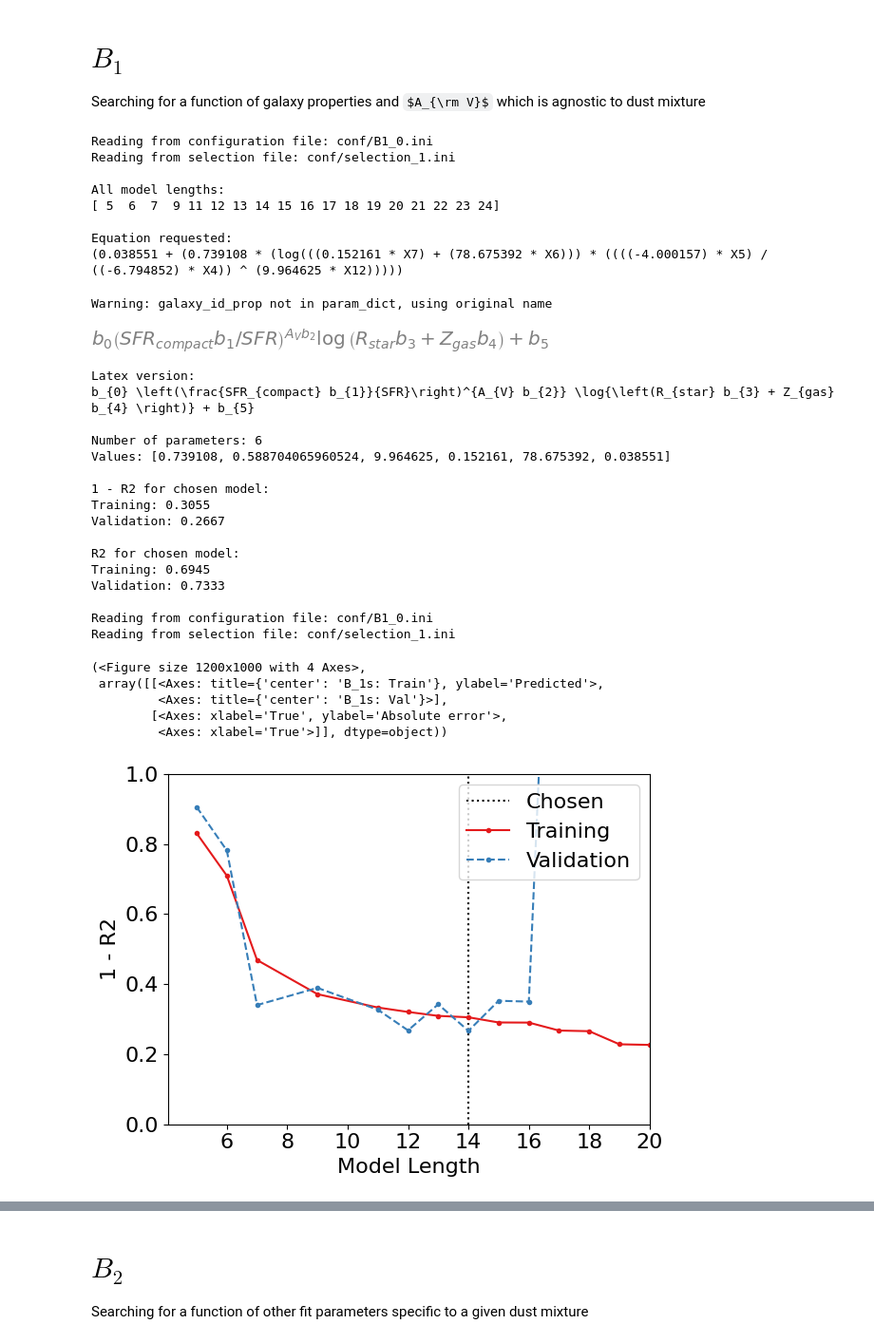
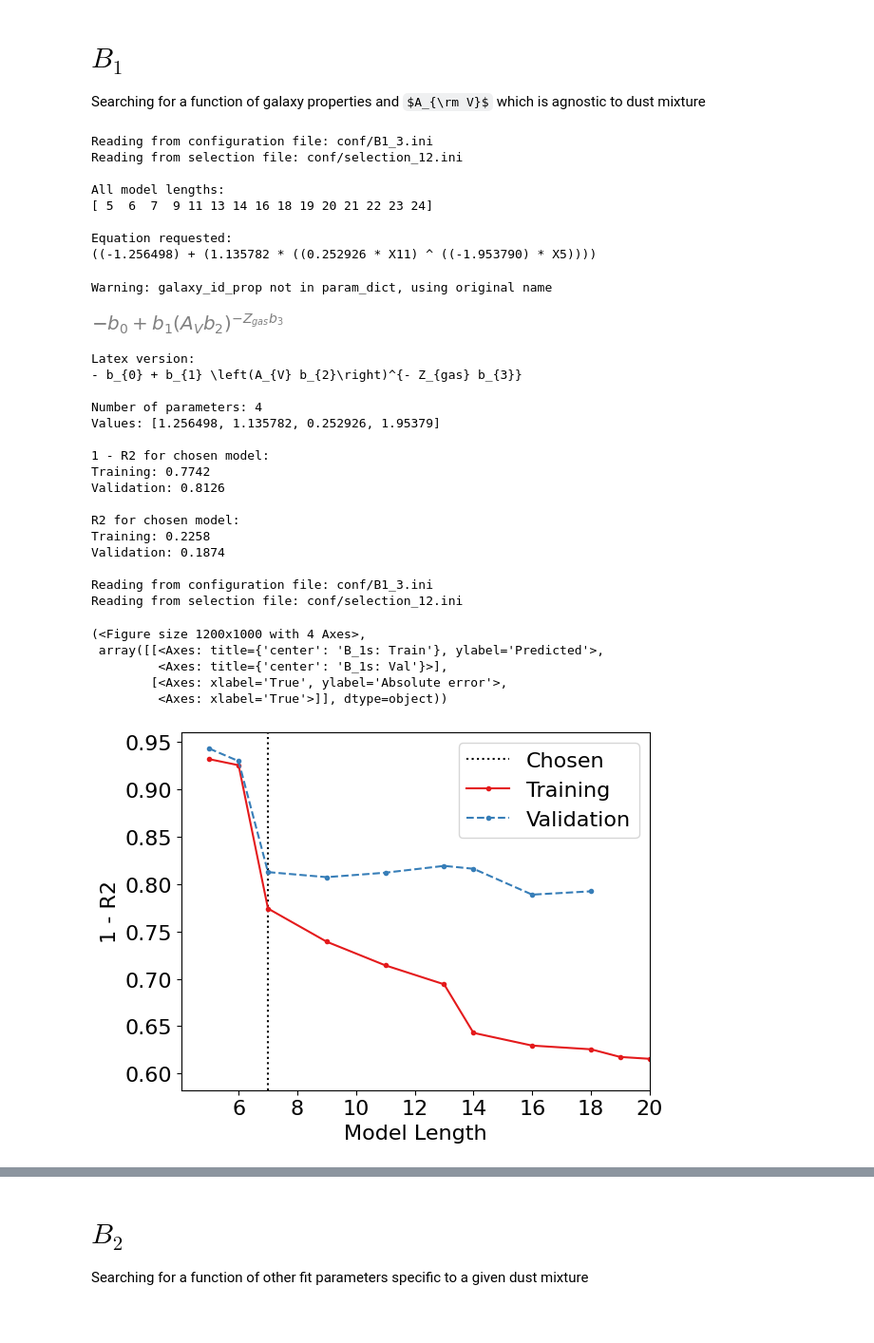
Before and after one commit to maho3/iob-attenuation, a Jupyter notebook: gal_props/gal_prop_results.ipynb, the cells around one changed output, grey strips where cells are left out. Shown at 95% size. Cells and saved outputs as stored; diff of their text form; code cells hidden in the pictures; some formulas as TeX source.

```diff
--- a/gal_props/gal_prop_results.ipynb
+++ b/gal_props/gal_prop_results.ipynb
@@ -242,52 +201,58 @@ Validation: 0.4161
 
 Searching for a function of galaxy properties and $A_{\rm V}$ which is agnostic to dust mixture
 # %%
+# --------------------------------------------------------
+# These models include SFR_compact as a feature
+
 ini_file = 'conf/B1_0.ini'; ilen = 14
-# ini_file = 'conf/B1_1.ini'; ilen = 11
-# ini_file = 'conf/B1_2.ini'; ilen = 15
+ini_file = 'conf/B1_1.ini'; ilen = 15
+ini_file = 'conf/B1_2.ini'; ilen = 15
 
-# Both of the below behave comparably and both are relatively simple
+# --------------------------------------------------------
+# These models do not include SFR_compact as a feature
 
-# B1_0.ini, ilen=14
-# R2 train = 0.6945
-# R2 val = 0.7333
+ini_file = 'conf/B1_3.ini'; ilen = 7
+# ini_file = 'conf/B1_4.ini'; ilen = 7
 
-# B1_2.ini, ilen=15
-# R2 train = 0.6909
-# R2 val = 0.7810
+# --------------------------------------------------------
+# These models do not include SFR_compact as a feature
+# and depend on dust mixture parameters
+
+# ini_file = 'conf/B1_5.ini'; ilen = None
+# ini_file = 'conf/B1_6.ini'; ilen = None
 
 processing_fun.plot_pareto(ini_file, ilen=ilen, yvar='R2', yscale='linear', loss_max=1.0)
 processing_fun.prediction_plots(ini_file, ilen=ilen, frac_error=False)
 # %% [output]
-Reading from configuration file: conf/B1_0.ini
-Reading from selection file: conf/selection_1.ini
+Reading from configuration file: conf/B1_3.ini
+Reading from selection file: conf/selection_12.ini
 
 All model lengths:
-[ 5  6  7  9 11 12 13 14 15 16 17 18 19 20 21 22 23 24]
+[ 5  6  7  9 11 13 14 16 18 19 20 21 22 23 24]
 
 Equation requested:
-(0.038551 + (0.739108 * (log(((0.152161 * X7) + (78.675392 * X6))) * ((((-4.000157) * X5) / ((-6.794852) * X4)) ^ (9.964625 * X12)))))
+((-1.256498) + (1.135782 * ((0.252926 * X11) ^ ((-1.953790) * X5))))
 Warning: galaxy_id_prop not in param_dict, using original name
-[figure, old version]
+[figure, new version]
 Latex version:
-b_{0} \left(\frac{SFR_{compact} b_{1}}{SFR}\right)^{A_{V} b_{2}} \log{\left(R_{star} b_{3} + Z_{gas} b_{4} \right)} + b_{5}
+- b_{0} + b_{1} \left(A_{V} b_{2}\right)^{- Z_{gas} b_{3}}
 
-Number of parameters: 6
-Values: [0.739108, 0.588704065960524, 9.964625, 0.152161, 78.675392, 0.038551]
+Number of parameters: 4
+Values: [1.256498, 1.135782, 0.252926, 1.95379]
 
 1 - R2 for chosen model:
-Training: 0.3055
-Validation: 0.2667
+Training: 0.7742
+Validation: 0.8126
 
 R2 for chosen model:
-Training: 0.6945
-Validation: 0.7333
+Training: 0.2258
+Validation: 0.1874
 
-Reading from configuration file: conf/B1_0.ini
-Reading from selection file: conf/selection_1.ini
+Reading from configuration file: conf/B1_3.ini
+Reading from selection file: conf/selection_12.ini
 (<Figure size 1200x1000 with 4 Axes>,
  array([[<Axes: title={'center': 'B_1s: Train'}, ylabel='Predicted'>,
          <Axes: title={'center': 'B_1s: Val'}>],
         [<Axes: xlabel='True', ylabel='Absolute error'>,
          <Axes: xlabel='True'>]], dtype=object))
-[figure, old version]
+[figure, new version]
```
Also changed, not shown: parts of 20 cells of this notebook, 37 other files.
